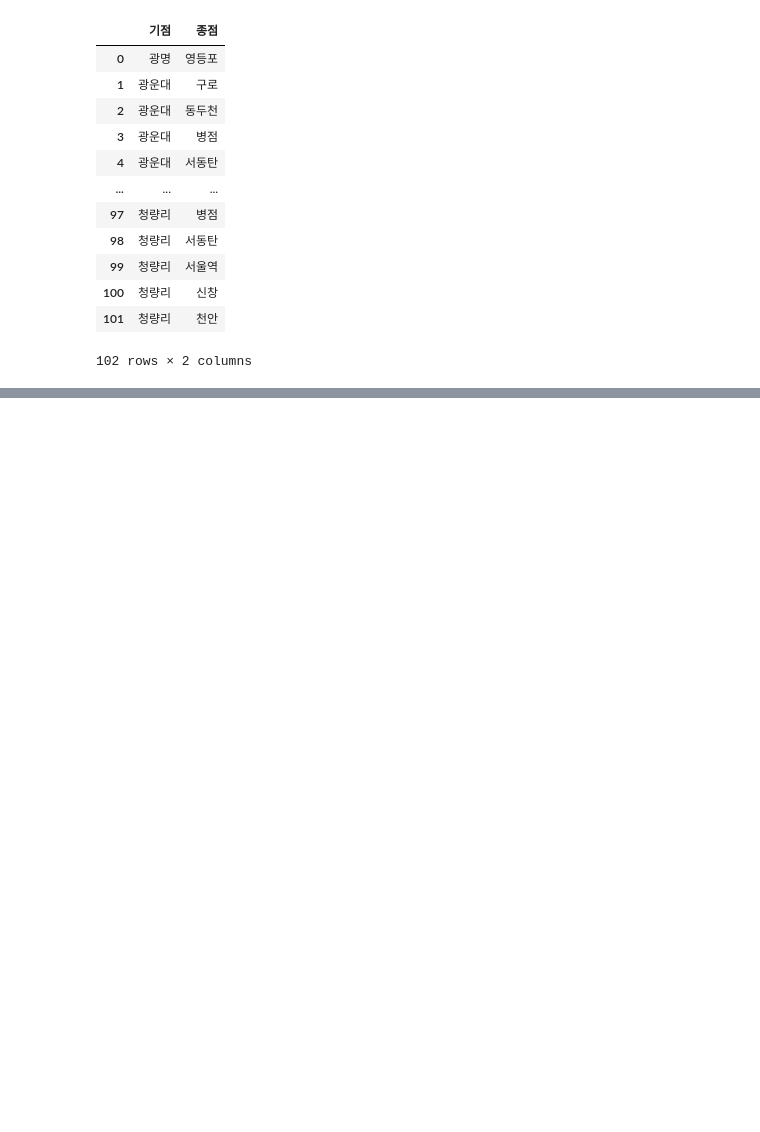
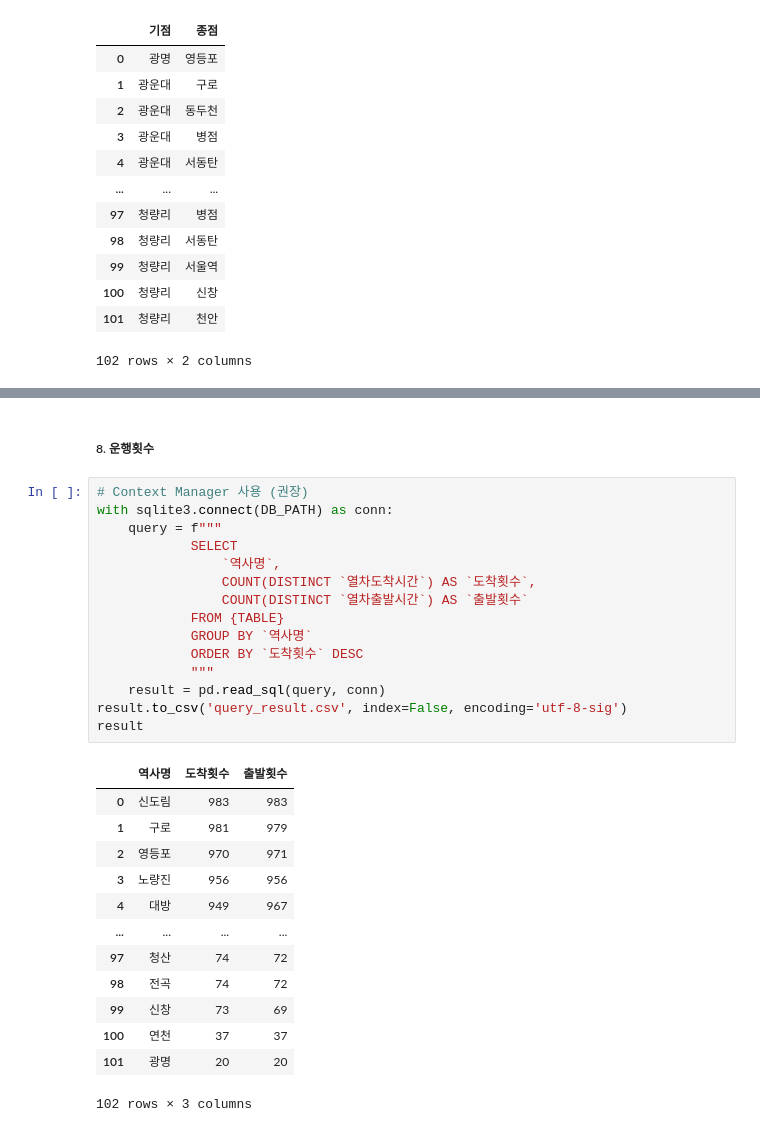
Before and after one commit to JaeBinary/subway-congestion, a Jupyter notebook: src/main.ipynb, the cells around one changed output, grey strips where cells are left out. Cells and saved outputs as stored; diff of their text form; blank space fills up the shorter version.

```diff
--- a/src/main.ipynb
+++ b/src/main.ipynb
@@ -178,0 +163,31 @@ result
+# %% [markdown]
+##### 8. 운행횟수
+# %%
+# Context Manager 사용 (권장)
+with sqlite3.connect(DB_PATH) as conn:
+    query = f"""
+            SELECT
+                `역사명`,
+                COUNT(DISTINCT `열차도착시간`) AS `도착횟수`,
+                COUNT(DISTINCT `열차출발시간`) AS `출발횟수`
+            FROM {TABLE}
+            GROUP BY `역사명`
+            ORDER BY `도착횟수` DESC
+            """
+    result = pd.read_sql(query, conn)
+result.to_csv('query_result.csv', index=False, encoding='utf-8-sig')
+result
+# %% [output]
+|  | 역사명 | 도착횟수 | 출발횟수 |
+| 0 | 신도림 | 983 | 983 |
+| 1 | 구로 | 981 | 979 |
+| 2 | 영등포 | 970 | 971 |
+| 3 | 노량진 | 956 | 956 |
+| 4 | 대방 | 949 | 967 |
+| ... | ... | ... | ... |
+| 97 | 청산 | 74 | 72 |
+| 98 | 전곡 | 74 | 72 |
+| 99 | 신창 | 73 | 69 |
+| 100 | 연천 | 37 | 37 |
+| 101 | 광명 | 20 | 20 |
+102 rows × 3 columns
```
Also changed, not shown: parts of 11 cells of this notebook.
